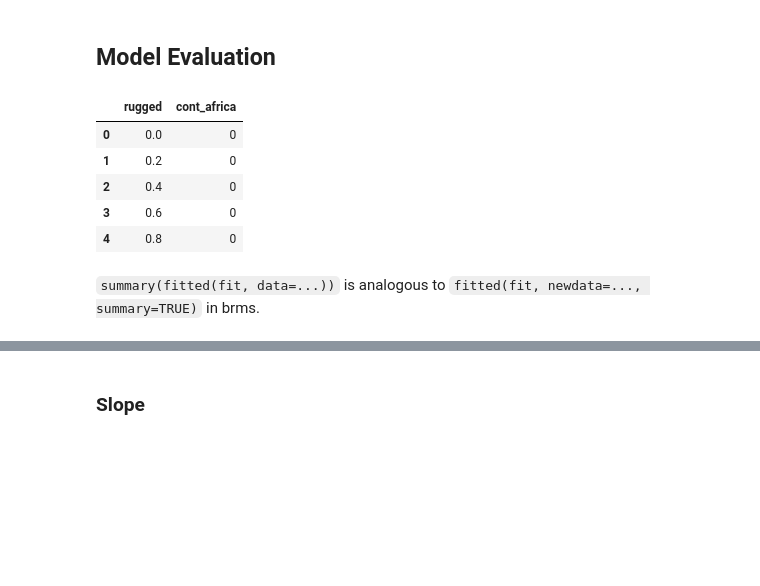
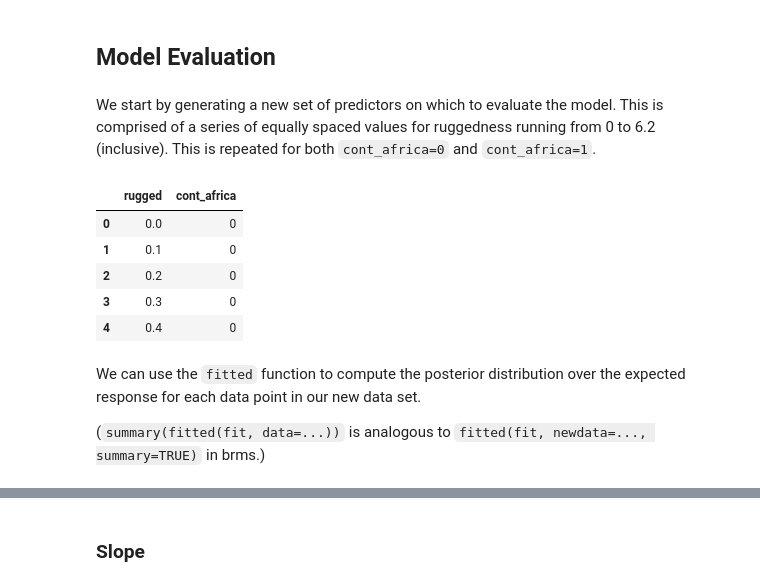
Before and after one commit to pyro-ppl/brmp, a Jupyter notebook: brmp/examples/Africa.ipynb, the cells around one changed output, grey strips where cells are left out. Drawn from its saved outputs; the diff is of its cells as text; code cells hidden in the pictures; blank space fills up the shorter version.

```diff
--- a/brmp/examples/Africa.ipynb
+++ b/brmp/examples/Africa.ipynb
@@ -97,25 +91,28 @@ b_rugged:cont_africa[1]  0.35  0.13  0.09  0.26  0.36  0.44  0.60
 # %% [markdown]
 ## Model Evaluation
+# %% [markdown]
+We start by generating a new set of predictors on which to evaluate the model. This is comprised of a series of equally spaced values for ruggedness running from 0 to 6.2 (inclusive). This is repeated for both `cont_africa=0` and `cont_africa=1`.
 # %%
-# Make a new dataset on which to evaluate the model. This is comprised
-# of a series of equally spaced values for ruggedness running from 0 to 6.2 (inclusive).
-# This is repeated for both cont_africa=0 and cont_africa=1.
-rnge = np.arange(0., 6.3, 0.2)
-zeros = np.zeros(len(rnge), dtype=np.int64)
-ones = np.ones(len(rnge), dtype=np.int64)
-nd = pd.DataFrame(dict(
-    rugged=np.hstack((rnge, rnge)),
-    cont_africa=pd.Categorical(np.hstack((zeros, ones)))
-))
+def make_new_data(*args):
+    rnge = np.arange(*args)
+    zeros = np.zeros(len(rnge), dtype=np.int64)
+    ones = np.ones(len(rnge), dtype=np.int64)
+    return pd.DataFrame(dict(
+        rugged=np.hstack((rnge, rnge)),
+        cont_africa=pd.Categorical(np.hstack((zeros, ones)))
+    ))
+nd = make_new_data(0., 6.3, 0.1)
 nd.head()
 # %% [output]
 |  | rugged | cont_africa |
 | 0 | 0.0 | 0 |
-| 1 | 0.2 | 0 |
-| 2 | 0.4 | 0 |
-| 3 | 0.6 | 0 |
-| 4 | 0.8 | 0 |
+| 1 | 0.1 | 0 |
+| 2 | 0.2 | 0 |
+| 3 | 0.3 | 0 |
+| 4 | 0.4 | 0 |
 # %% [markdown]
-`summary(fitted(fit, data=...))` is analogous to `fitted(fit, newdata=..., summary=TRUE)` in brms.
+We can use the `fitted` function to compute the posterior distribution over the expected response for each data point in our new data set.
+
+(`summary(fitted(fit, data=...))` is analogous to `fitted(fit, newdata=..., summary=TRUE)` in brms.)
 # %%
 smry = summary(fitted(fit, data=nd))
```
Also changed, not shown: parts of 14 cells of this notebook.
